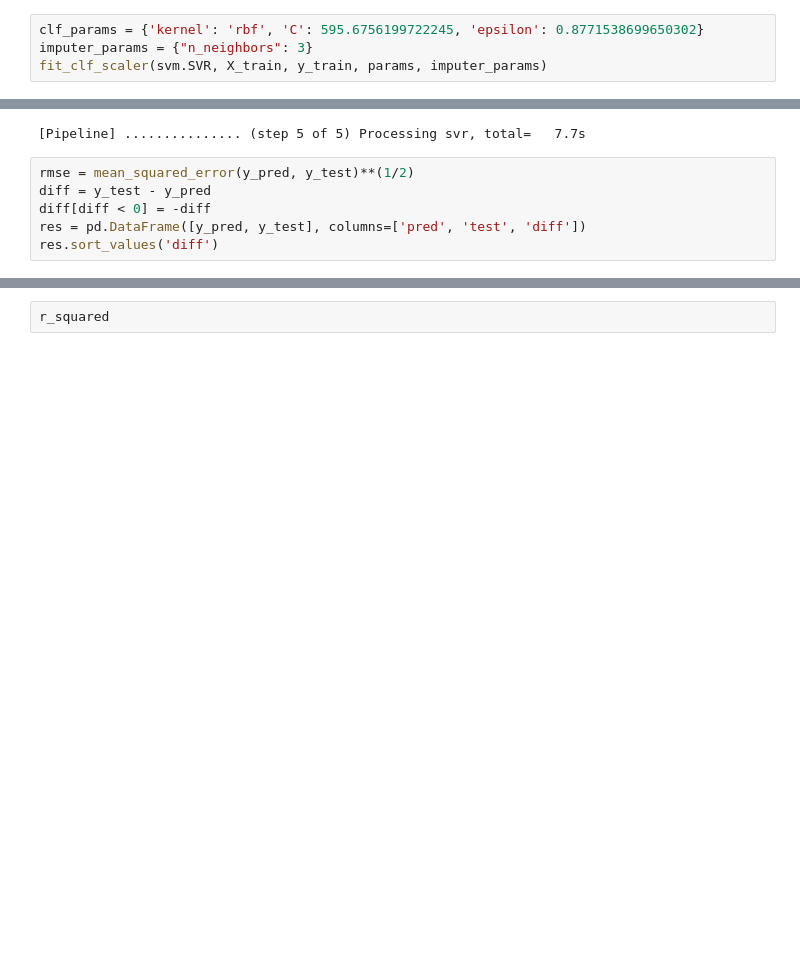
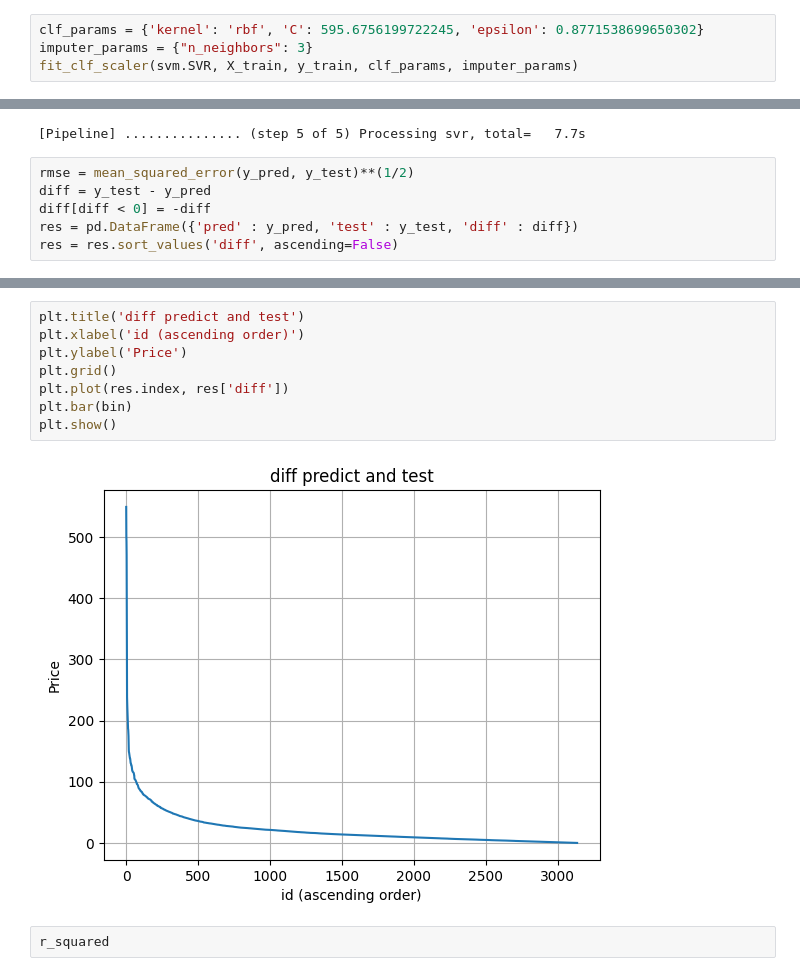
Before and after one commit to jose-melo/airbnb-berlin-price, a Jupyter notebook: src/berlin.ipynb, the cells around one changed output, grey strips where cells are left out. Drawn from its saved outputs; the diff is of its cells as text; blank space fills up the shorter version.

```diff
--- a/src/berlin.ipynb
+++ b/src/berlin.ipynb
@@ -479,5 +587,5 @@ study.optimize(objective, n_trials=1)
 # %%
 clf_params = {'kernel': 'rbf', 'C': 595.6756199722245, 'epsilon': 0.8771538699650302}
 imputer_params = {"n_neighbors": 3}
-fit_clf_scaler(svm.SVR, X_train, y_train, params, imputer_params)
+fit_clf_scaler(svm.SVR, X_train, y_train, clf_params, imputer_params)
 # %%
@@ -628,5 +748,5 @@ y_pred = pipe.predict(X_test)
 rmse = mean_squared_error(y_pred, y_test)**(1/2)
 diff = y_test - y_pred
 diff[diff < 0] = -diff
-res = pd.DataFrame([y_pred, y_test], columns=['pred', 'test', 'diff'])
-res.sort_values('diff')
+res = pd.DataFrame({'pred' : y_pred, 'test' : y_test, 'diff' : diff})
+res = res.sort_values('diff', ascending=False)
@@ -635,3 +789,13 @@ NameError: name 'p_test' is not defined
+# %%
+plt.title('diff predict and test')
+plt.xlabel('id (ascending order)')
+plt.ylabel('Price')
+plt.grid()
+plt.plot(res.index, res['diff'])
+plt.bar(bin)
+plt.show()
+# %% [output]
+[figure, added]
 # %%
 r_squared
 # %% [output]
```
Also changed, not shown: parts of 15 cells of this notebook.
